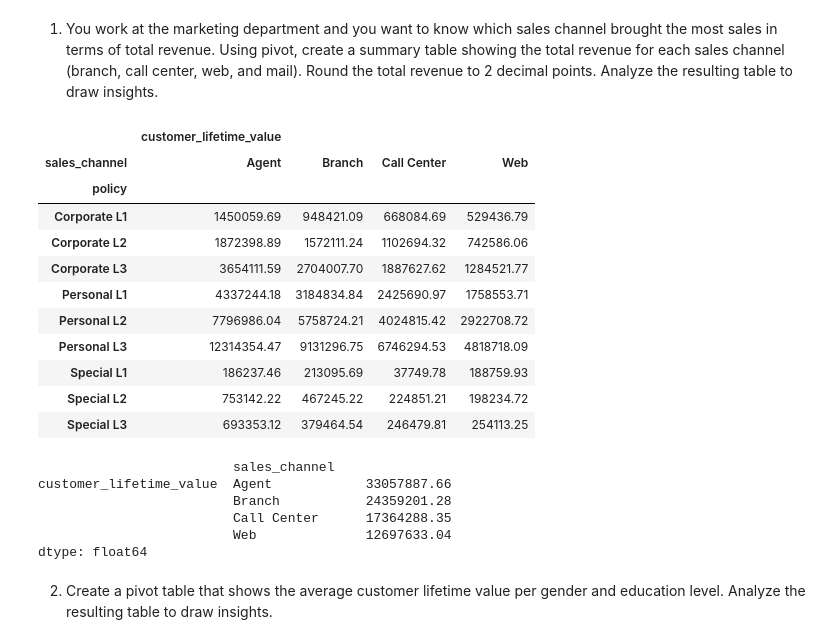
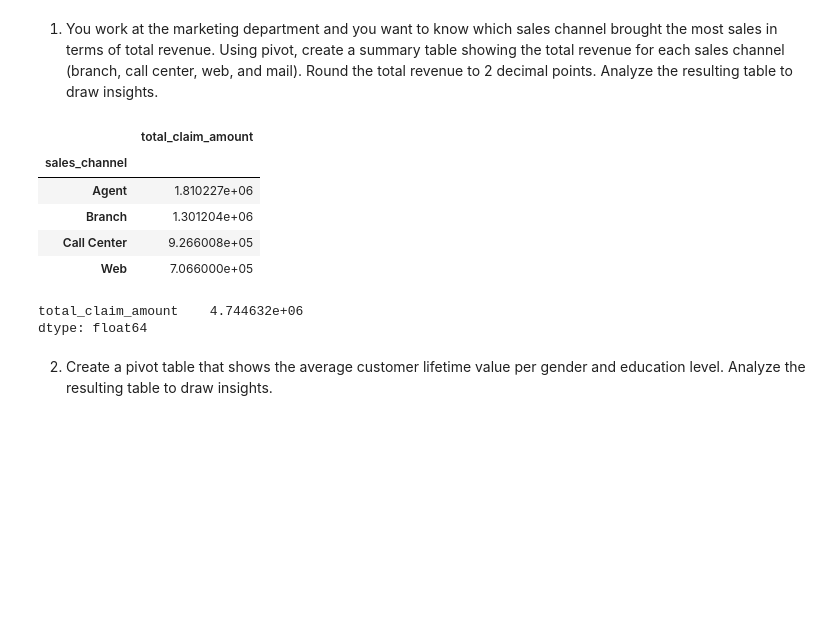
Before and after one commit to chandlershortlidge/lab-dw-data-structuring-and-combining, a Jupyter notebook: lab-dw-data-structuring-and-combining.ipynb, the cells around one changed output. Cells and saved outputs as stored; diff of their text form; code cells hidden in the pictures; blank space fills up the shorter version.

Commit message:
updated pivot table

```diff
--- a/lab-dw-data-structuring-and-combining.ipynb
+++ b/lab-dw-data-structuring-and-combining.ipynb
@@ -207,33 +207,20 @@ Index(['unnamed:_0', 'customer', 'state', 'customer_lifetime_value',
 # %% [markdown]
 1. You work at the marketing department and you want to know which sales channel brought the most sales in terms of total revenue. Using pivot, create a summary table showing the total revenue for each sales channel (branch, call center, web, and mail).
 Round the total revenue to 2 decimal points.  Analyze the resulting table to draw insights.
-# %%
-# pivot_df = df.pivot_table(index='sales_channel', columns='year', values=['GDP'], aggfunc='sum')
-pivot_df = ca_clean.pivot_table(index="policy", columns="sales_channel", values=["customer_lifetime_value"], aggfunc='sum')
-pivot_df
-# %% [output]
-|  | customer_lifetime_value |  |  |  |
-| sales_channel | Agent | Branch | Call Center | Web |
-| policy |  |  |  |  |
-| Corporate L1 | 1450059.69 | 948421.09 | 668084.69 | 529436.79 |
-| Corporate L2 | 1872398.89 | 1572111.24 | 1102694.32 | 742586.06 |
-| Corporate L3 | 3654111.59 | 2704007.70 | 1887627.62 | 1284521.77 |
-| Personal L1 | 4337244.18 | 3184834.84 | 2425690.97 | 1758553.71 |
-| Personal L2 | 7796986.04 | 5758724.21 | 4024815.42 | 2922708.72 |
-| Personal L3 | 12314354.47 | 9131296.75 | 6746294.53 | 4818718.09 |
-| Special L1 | 186237.46 | 213095.69 | 37749.78 | 188759.93 |
-| Special L2 | 753142.22 | 467245.22 | 224851.21 | 198234.72 |
-| Special L3 | 693353.12 | 379464.54 | 246479.81 | 254113.25 |
+# %%
+pivot_df = ca_clean.pivot_table(values='total_claim_amount', index='sales_channel', aggfunc='sum')
+pivot_df
+# %% [output]
+|  | total_claim_amount |
+| sales_channel |  |
+| Agent | 1.810227e+06 |
+| Branch | 1.301204e+06 |
+| Call Center | 9.266008e+05 |
+| Web | 7.066000e+05 |
 # %%
-pivot_df.sum()
-
-# using sum, we can clearluy see that agents make the most sales across all sales channels, followed by branch, call center, and finally, online.
+# using sum, we see that call center has the highest claim amounts, followed by web, agent, and branch
 # %% [output]
-                         sales_channel
-customer_lifetime_value  Agent            33057887.66
-                         Branch           24359201.28
-                         Call Center      17364288.35
-                         Web              12697633.04
+total_claim_amount    4.744632e+06
 dtype: float64
 # %% [markdown]
 2. Create a pivot table that shows the average customer lifetime value per gender and education level. Analyze the resulting table to draw insights.
```
